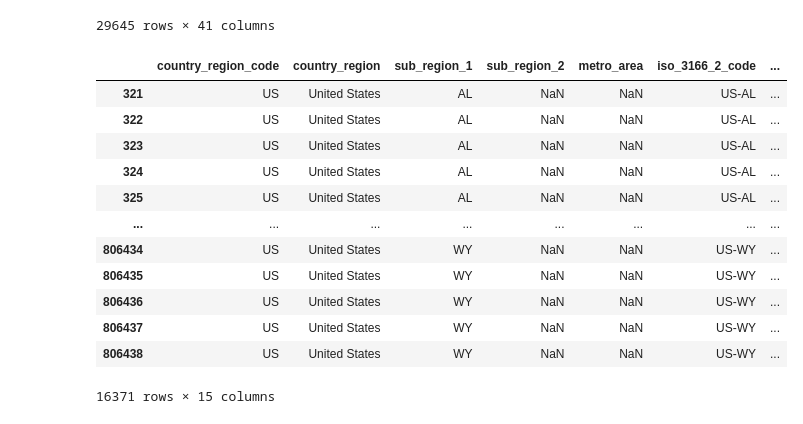
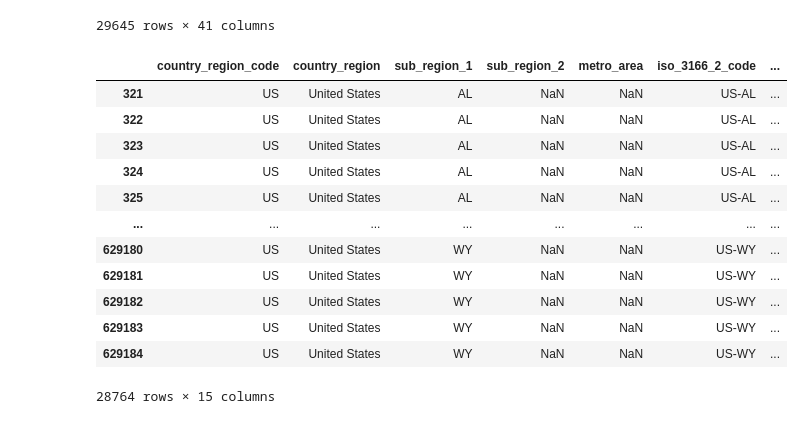
Before and after one commit to RyanSequeira/COVID19Hackathon, a Jupyter notebook: Hackathon.ipynb, the cells around one changed output. Saved outputs shown, nothing was run; the diff lists cells and outputs as text; code cells hidden in the pictures.

```diff
--- a/Hackathon.ipynb
+++ b/Hackathon.ipynb
@@ -27,7 +27,9 @@ display(raw_data)
 | 29644 | 2021-09-05 | US | WY | NaN | 56 | NaN | NaN | iso1:us#iso2:us-wy | NaN | ... |
 29645 rows × 41 columns
 # %%
-mobility_data = pandas.read_csv("Mobility/2020_US_Region_Mobility_Report.csv")
+mobility_data1 = pd.read_csv("2020_US_Region_Mobility_Report.csv")
+mobility_data2 = pd.read_csv("2021_US_Region_Mobility_Report.csv")
+mobility_data = pd.concat([mobility_data1, mobility_data2])
 mobility_data = mobility_data[mobility_data.sub_region_2.isnull() & mobility_data.sub_region_1.notnull()]
 abbrev = us_state_to_abbrev = {
     "Alabama": "AL",
@@ -71,37 +73,37 @@ abbrev = us_state_to_abbrev = {
     "Rhode Island": "RI",
     "South Carolina": "SC",
     "South Dakota": "SD",
     "Tennessee": "TN",
     "Texas": "TX",
     "Utah": "UT",
     "Vermont": "VT",
     "Virginia": "VA",
     "Washington": "WA",
     "West Virginia": "WV",
     "Wisconsin": "WI",
     "Wyoming": "WY",
     "District of Columbia": "DC",
     "American Samoa": "AS",
     "Guam": "GU",
     "Northern Mariana Islands": "MP",
     "Puerto Rico": "PR",
     "United States Minor Outlying Islands": "UM",
     "U.S. Virgin Islands": "VI",
 }
 mobility_data = mobility_data.replace({"sub_region_1": abbrev})
 display(mobility_data)
 # %% [output]
 |  | country_region_code | country_region | sub_region_1 | sub_region_2 | metro_area | iso_3166_2_code | ... |
 | 321 | US | United States | AL | NaN | NaN | US-AL | ... |
 | 322 | US | United States | AL | NaN | NaN | US-AL | ... |
 | 323 | US | United States | AL | NaN | NaN | US-AL | ... |
 | 324 | US | United States | AL | NaN | NaN | US-AL | ... |
 | 325 | US | United States | AL | NaN | NaN | US-AL | ... |
 | ... | ... | ... | ... | ... | ... | ... | ... |
-| 806434 | US | United States | WY | NaN | NaN | US-WY | ... |
-| 806435 | US | United States | WY | NaN | NaN | US-WY | ... |
-| 806436 | US | United States | WY | NaN | NaN | US-WY | ... |
-| 806437 | US | United States | WY | NaN | NaN | US-WY | ... |
-| 806438 | US | United States | WY | NaN | NaN | US-WY | ... |
+| 629180 | US | United States | WY | NaN | NaN | US-WY | ... |
+| 629181 | US | United States | WY | NaN | NaN | US-WY | ... |
+| 629182 | US | United States | WY | NaN | NaN | US-WY | ... |
+| 629183 | US | United States | WY | NaN | NaN | US-WY | ... |
+| 629184 | US | United States | WY | NaN | NaN | US-WY | ... |
-16371 rows × 15 columns
+28764 rows × 15 columns
 # %%
```
Also changed, not shown: parts of 13 cells of this notebook, 3 other files.
